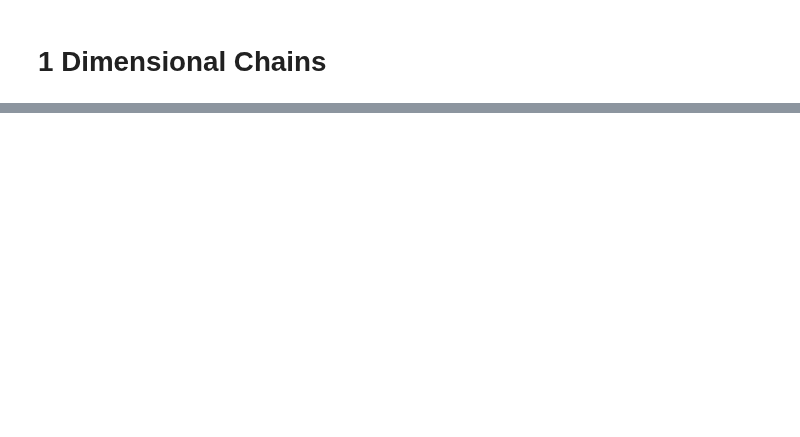
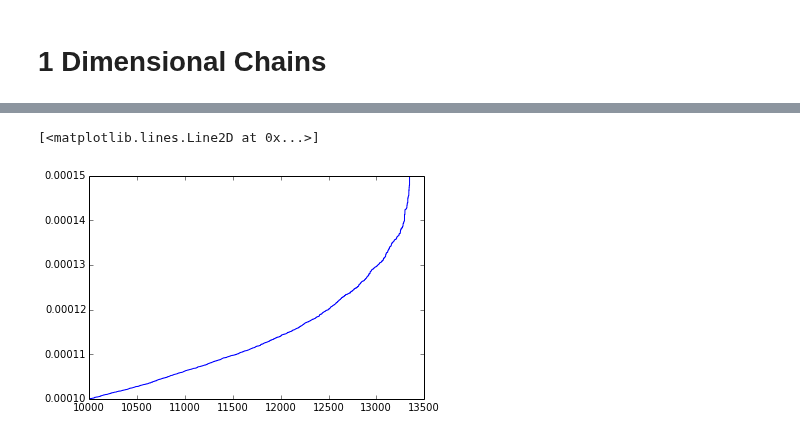
Before and after one commit to forrestsheldon/memNets, a Jupyter notebook: One_Dimensional_Networks.ipynb, the cells around one changed output, grey strips where cells are left out. Drawn from its saved outputs; the diff is of its cells as text; code cells hidden in the pictures; blank space fills up the shorter version.

```diff
--- a/One_Dimensional_Networks.ipynb
+++ b/One_Dimensional_Networks.ipynb
@@ -69,0 +70,16 @@ ax.plot(voltages, cond)
+# %%
+n_vec = np.insert(n_vec, 0, 0)
+# %%
+cond_4plot = []
+volt_4plot = []
+pow_4plot = []
+for n, v in enumerate(voltages):
+    volt_4plot.extend([v, v])
+    cond_4plot.extend([G(n_vec[n]), G(n_vec[n+1])])
+    pow_4plot.extend([G(n_vec[n])*v**2, G(n_vec[n+1])*v**2])
+# %%
+fig, ax = plt.subplots()
+ax.plot(volt_4plot,cond_4plot)
+# %% [output]
+[<matplotlib.lines.Line2D at 0x...>]
+[figure, added]
```
Also changed, not shown: parts of 5 cells of this notebook, 4 other files.
